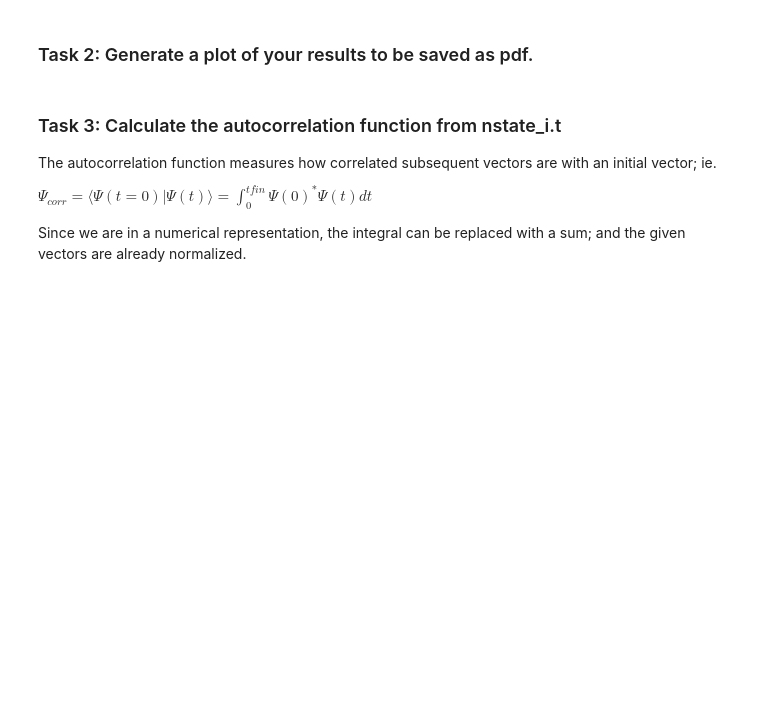
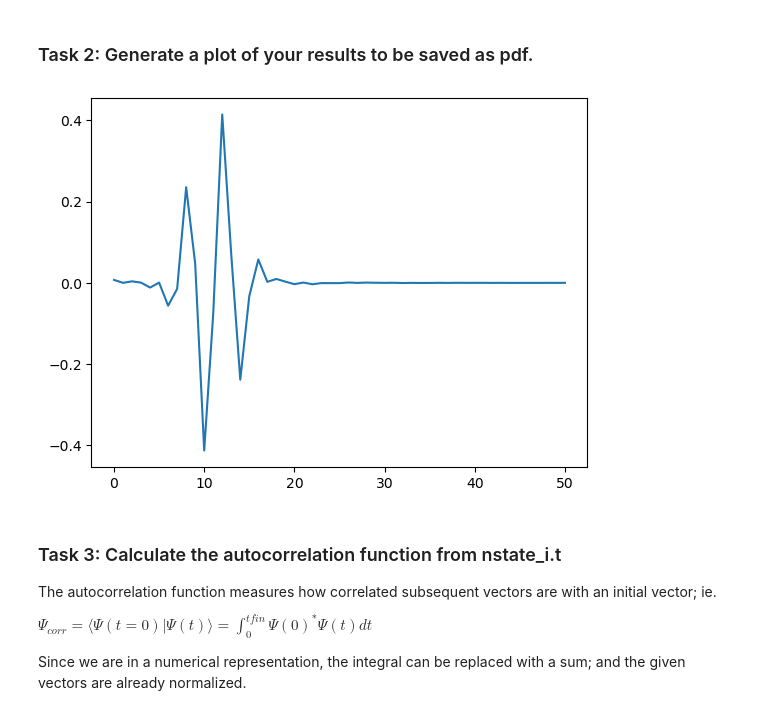
Before and after one commit to mourouzidou/ssd2025_team_of3, a Jupyter notebook: notebook/notebook_unit1.ipynb, the cells around one changed output. Cells and saved outputs as stored; diff of their text form; code cells hidden in the pictures; blank space fills up the shorter version.

Commit message:
Added code from yesterday (#3)
Co-authored-by: Eleni Mourouzidou <88082155+mourouzidou@users.noreply.github.com>

```diff
--- a/notebook/notebook_unit1.ipynb
+++ b/notebook/notebook_unit1.ipynb
@@ -362,8 +362,17 @@ Analyze the data using autocorrelation functions and discrete Fourier transforms
+# %%
+# read and plot efield.t
+data_efield= np.loadtxt('C:\\Users\\carol\\development-repo-individual-work-CaroLin218\\data\\efield.t', skiprows=1)
 # %% [markdown]
 Here we are interested in column 2 since the others are constant.
 # %%
 # discard the columns with variance below threshold - these are considered constant
+ind=[]
+for i in range(0, 3):
+    if np.var(data_efield[:, i]) < 0.0001:
+        ind.append(i)
+data_efield = np.delete(data_efield, ind, axis=1)
 # %%
 # discrete Fourier transform of the remaining column: You only need the real frequencies
+data_efield_four= np.fft.rfft(data_efield[:,1])
 # %% [markdown]
 ### Task 2: Generate a plot of your results to be saved as pdf.
@@ -372,3 +379,10 @@ Here we are interested in column 2 since the others are constant.
+# %%
+# plot your results
+plt.plot(data_efield_four)
+plt.savefig("DataEFieldFourreirTransformed.pdf", format="pdf", bbox_inches="tight")
+plt.show()
+# %% [output]
+[figure, added]
 # %% [markdown]
 ### Task 3: Calculate the autocorrelation function from nstate_i.t
 The autocorrelation function measures how correlated subsequent vectors are with an initial vector; ie.
```
Also changed, not shown: parts of 3 cells of this notebook.
